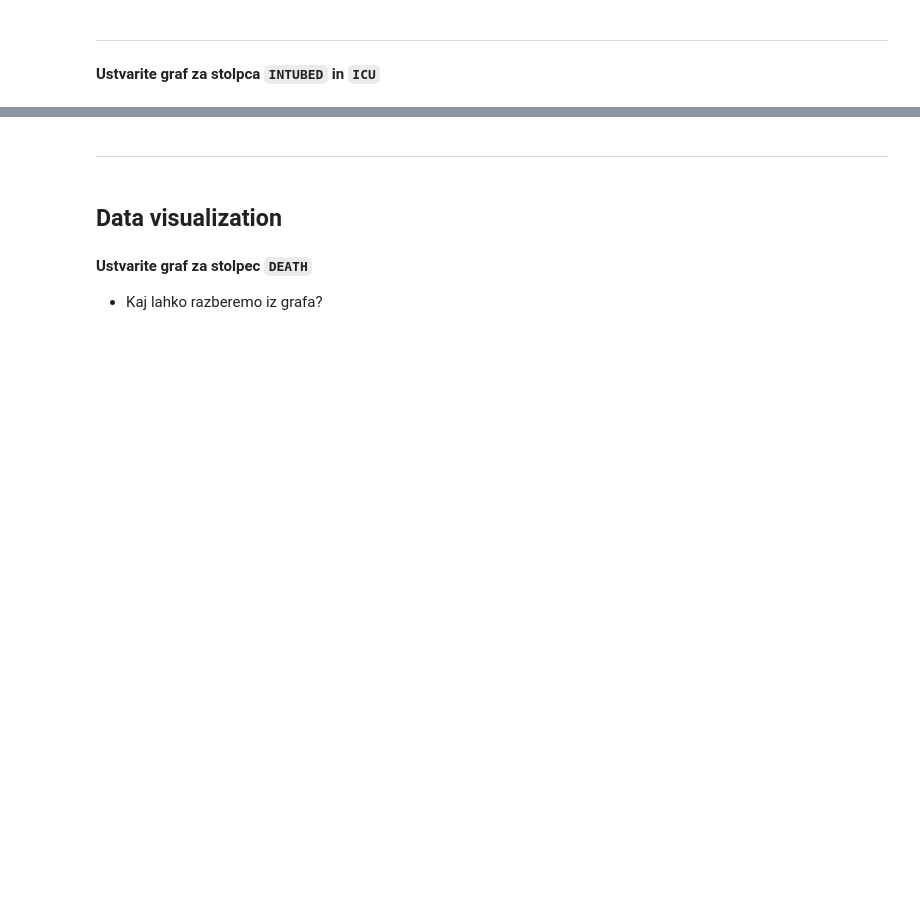
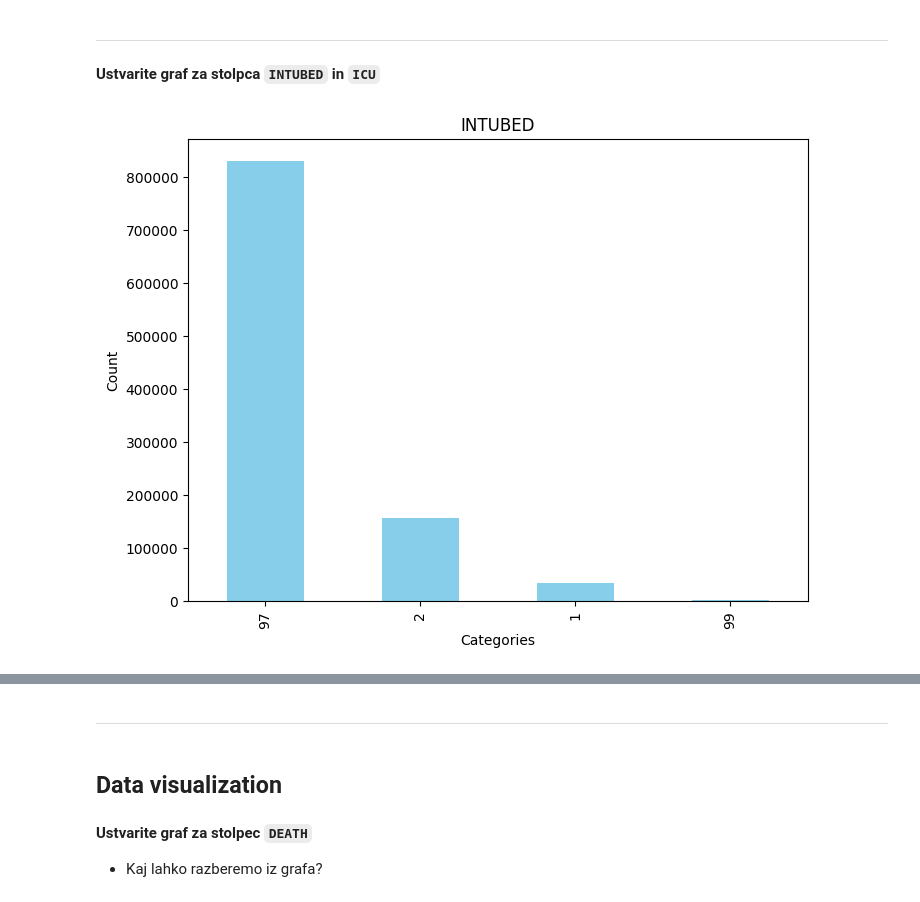
Before and after one commit to icta-tecaji/python-machine-learning-public, a Jupyter notebook: 10_Real-world_applications_for_ML/COVID19_Example_CLEAN.ipynb, the cells around one changed output, grey strips where cells are left out. Saved outputs shown, nothing was run; the diff lists cells and outputs as text; code cells hidden in the pictures; blank space fills up the shorter version.

```diff
--- a/10_Real-world_applications_for_ML/COVID19_Example_CLEAN.ipynb
+++ b/10_Real-world_applications_for_ML/COVID19_Example_CLEAN.ipynb
@@ -74,0 +271,6 @@ df.head()
+# %%
+df["PREGNANT"] = df["PREGNANT"].replace(97, 2)
+# %%
+df = df[(df["PREGNANT"] ==1) | (df["PREGNANT"] == 2)]
+
+df.info()
@@ -78,3 +298,11 @@ df.head()
 **Ustvarite graf za stolpca `INTUBED` in `ICU`**
 # %%
 # Rešitev:
+plt.figure(figsize=(8, 6))
+df['INTUBED'].value_counts().plot(kind='bar', color='skyblue')
+plt.title('INTUBED')
+plt.xlabel('Categories')
+plt.ylabel('Count')
+plt.show()
+# %% [output]
+[figure, added]
```
Also changed, not shown: parts of 41 cells of this notebook.
